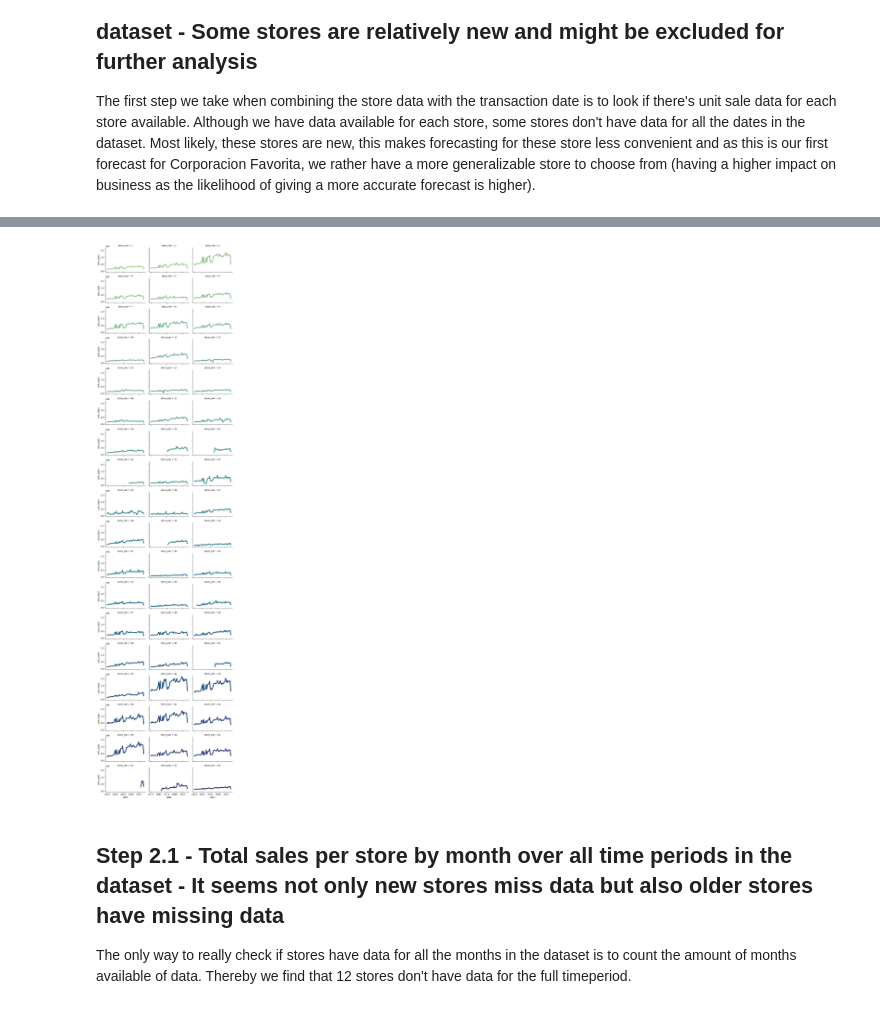
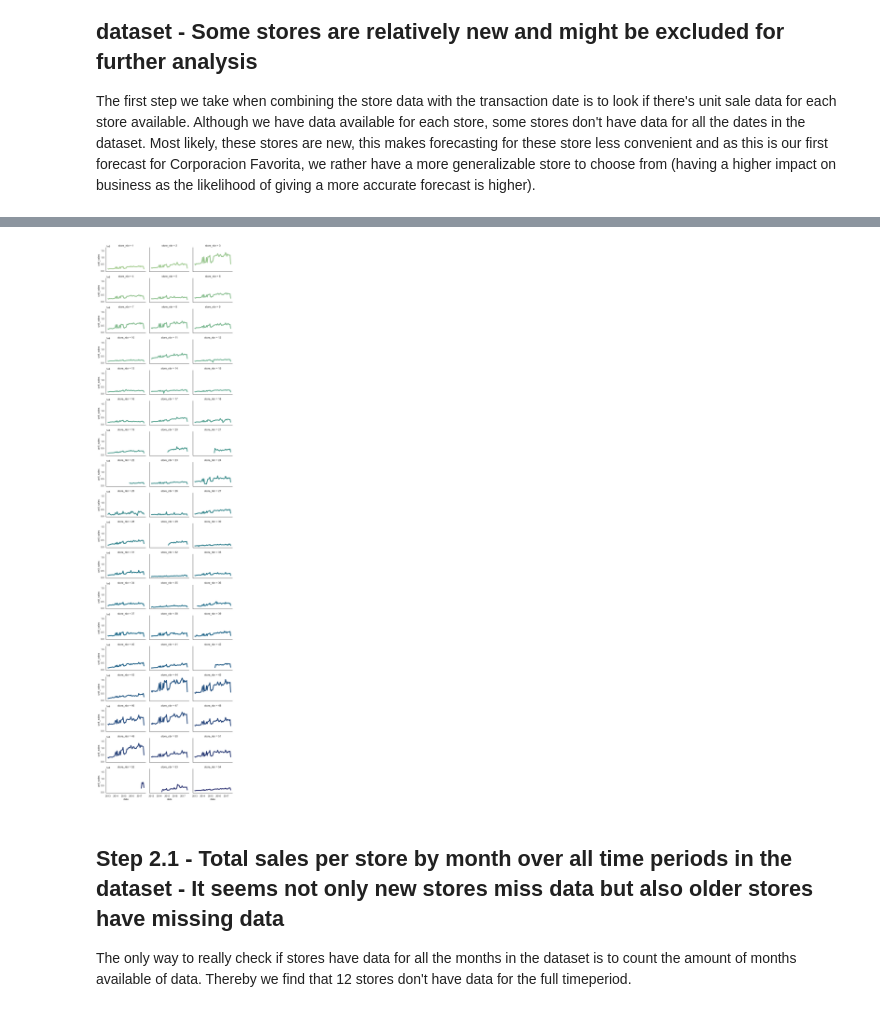
Before and after one commit to AFEngelage/Group4B, a Jupyter notebook: notebooks/Sebastiaan_EDA_Storeswithotherdata.ipynb, the cells around one changed output, grey strips where cells are left out. Saved outputs shown, nothing was run; the diff lists cells and outputs as text; code cells hidden in the pictures.

```diff
--- a/notebooks/Sebastiaan_EDA_Storeswithotherdata.ipynb
+++ b/notebooks/Sebastiaan_EDA_Storeswithotherdata.ipynb
@@ -104,6 +104,8 @@ df_aggregated_sales_type2
 
 The first step we take when combining the store data with the transaction date is to look if there's unit sale data for each store available. Although we have data available for each store, some stores don't have data for all the dates in the dataset. Most likely, these stores are new, this makes forecasting for these store less convenient and as this is our first forecast for Corporacion Favorita, we rather have a more generalizable store to choose from (having a higher impact on business as the likelihood of giving a more accurate forecast is higher).
 # %%
+sns.set_theme(style="white")
+
 g = sns.relplot(
     data=df_aggregated_sales_store,
     x="date", y="unit_sales", col="store_nbr", hue="store_nbr",
@@ -115,4 +116,4 @@ c:\Users\sebas\OneDrive\Documenten\GitHub\Supermarketcasegroupproject\Group4B\.v
-[figure, old version]
+[figure, new version]
 # %% [markdown]
 ## Step 2.1 - Total sales per store by month over all time periods in the dataset - It seems not only new stores miss data but also older stores have missing data
 
```
Also changed, not shown: parts of 18 cells of this notebook, 3 other files.
